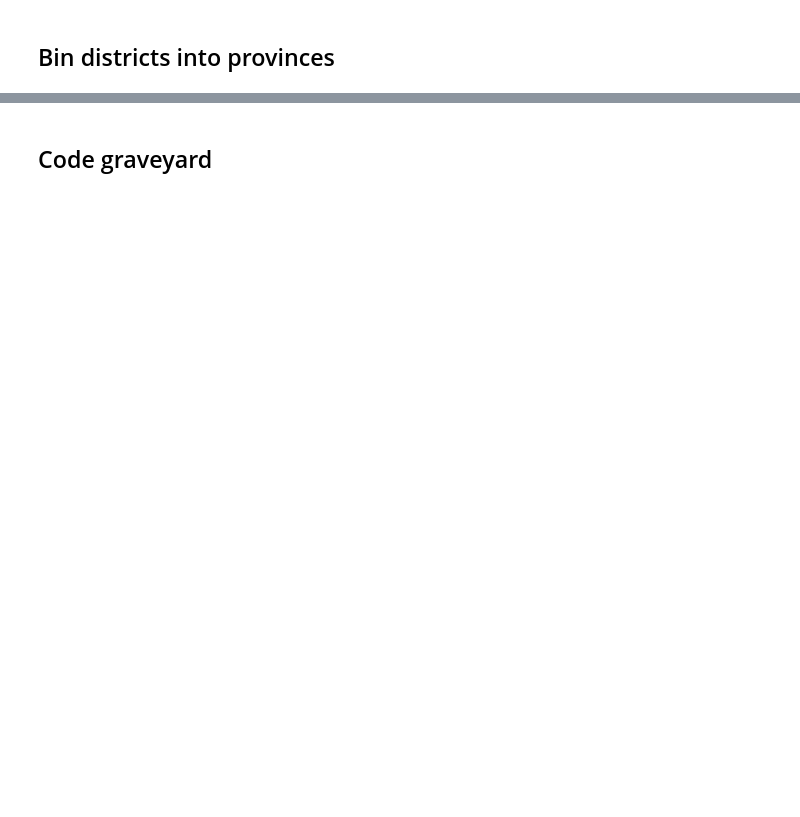
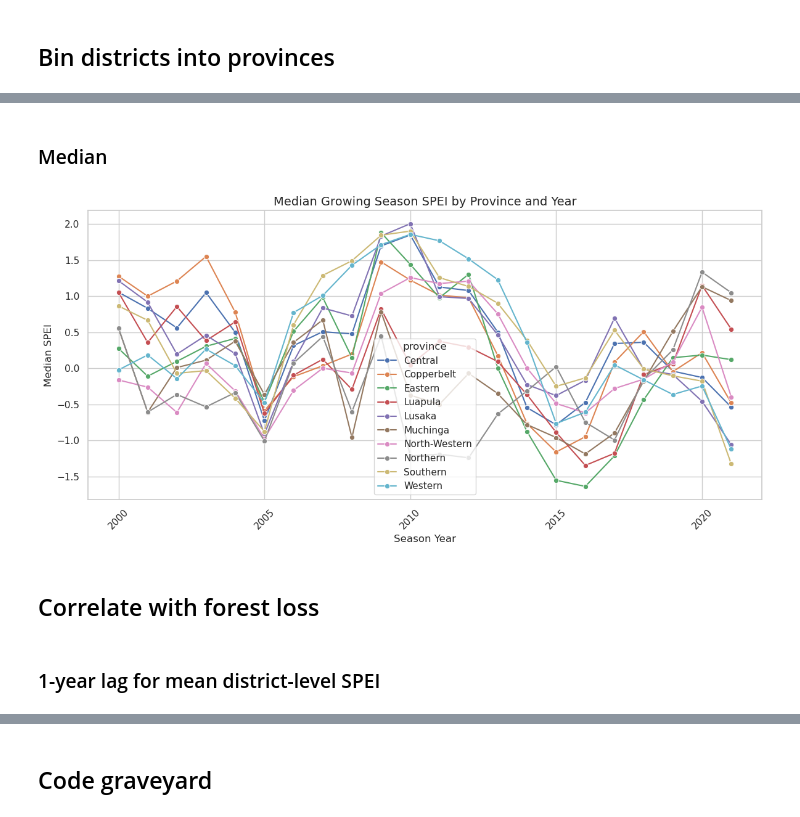
Before and after one commit to annamwaller/zambia, a Jupyter notebook: Seasonal_Analysis.ipynb, the cells around one changed output, grey strips where cells are left out. Cells and saved outputs as stored; diff of their text form; code cells hidden in the pictures; blank space fills up the shorter version.

```diff
--- a/Seasonal_Analysis.ipynb
+++ b/Seasonal_Analysis.ipynb
@@ -167,0 +237,26 @@ for province in df['province'].dropna().unique():
+# %% [markdown]
+### Median
+# %%
+sns.set(style="whitegrid")
+
+plt.figure(figsize=(12, 6))
+sns.lineplot(
+    data=province_summary,
+    x='season_year',
+    y='median_spei',
+    hue='province',
+    marker='o'
+)
+
+plt.title('Median Growing Season SPEI by Province and Year', fontsize=14)
+plt.xlabel('Season Year')
+plt.ylabel('Median SPEI')
+plt.xticks(rotation=45)
+plt.tight_layout()
+plt.show()
+# %% [output]
+[figure, added]
+# %% [markdown]
+## Correlate with forest loss
+# %% [markdown]
+### 1-year lag for mean district-level SPEI
```
Also changed, not shown: parts of 28 cells of this notebook.
